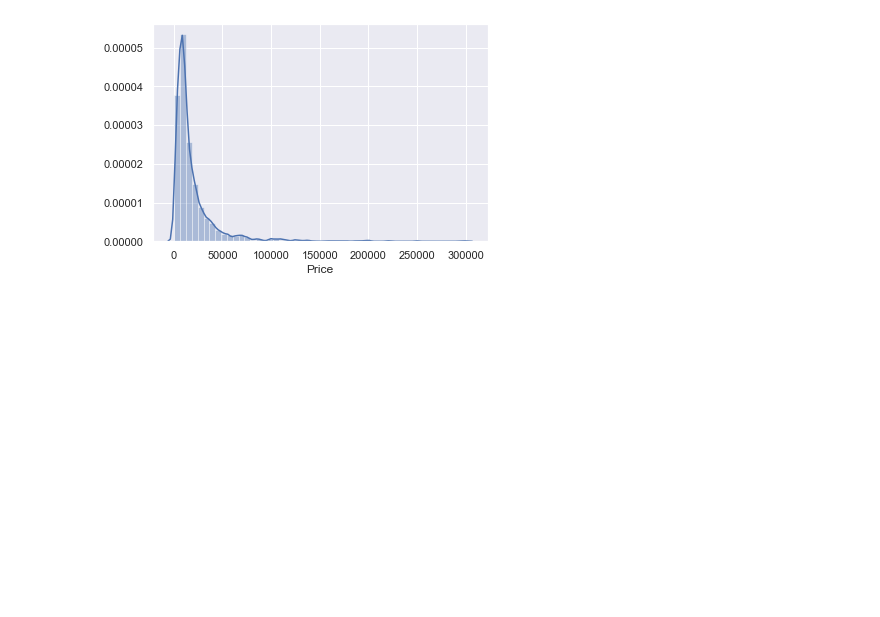
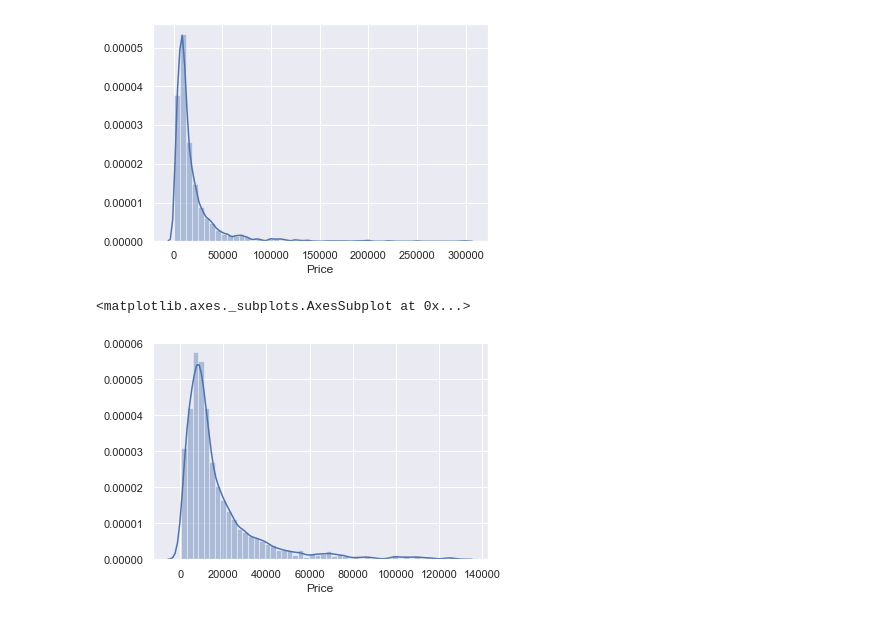
Before and after one commit to lucky21112/LinearRegression, a Jupyter notebook: project1.ipynb, the cells around one changed output. Drawn from its saved outputs; the diff is of its cells as text; code cells hidden in the pictures; blank space fills up the shorter version.

```diff
--- a/project1.ipynb
+++ b/project1.ipynb
@@ -73,0 +77,7 @@ sns.distplot(clean['Price'])
+# %%
+a=clean['Price'].quantile(0.99)
+new_df=clean[clean['Price']<a]
+sns.distplot(new_df['Price'])
+# %% [output]
+<matplotlib.axes._subplots.AxesSubplot at 0x...>
+[figure, added]
```
Also changed, not shown: parts of 44 cells of this notebook.
